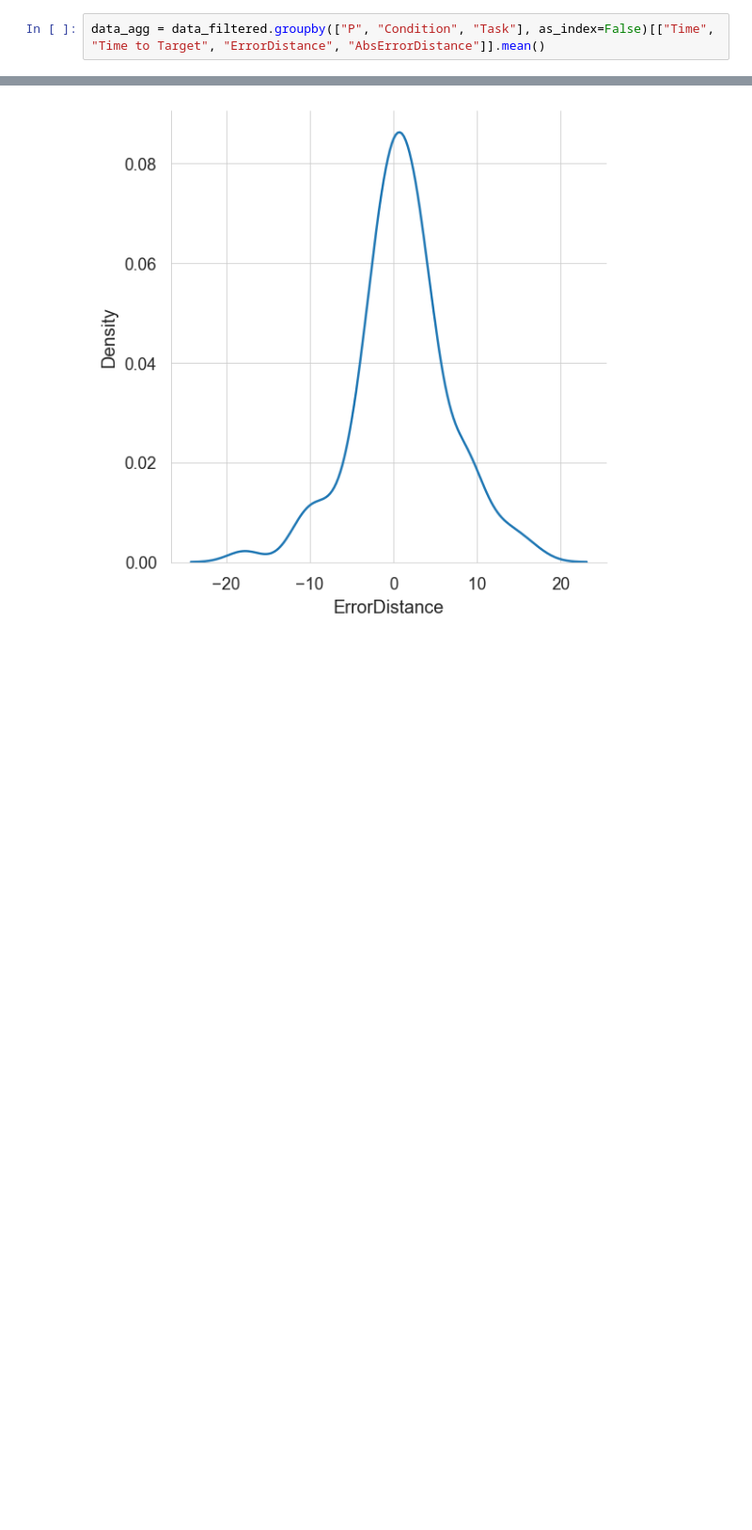
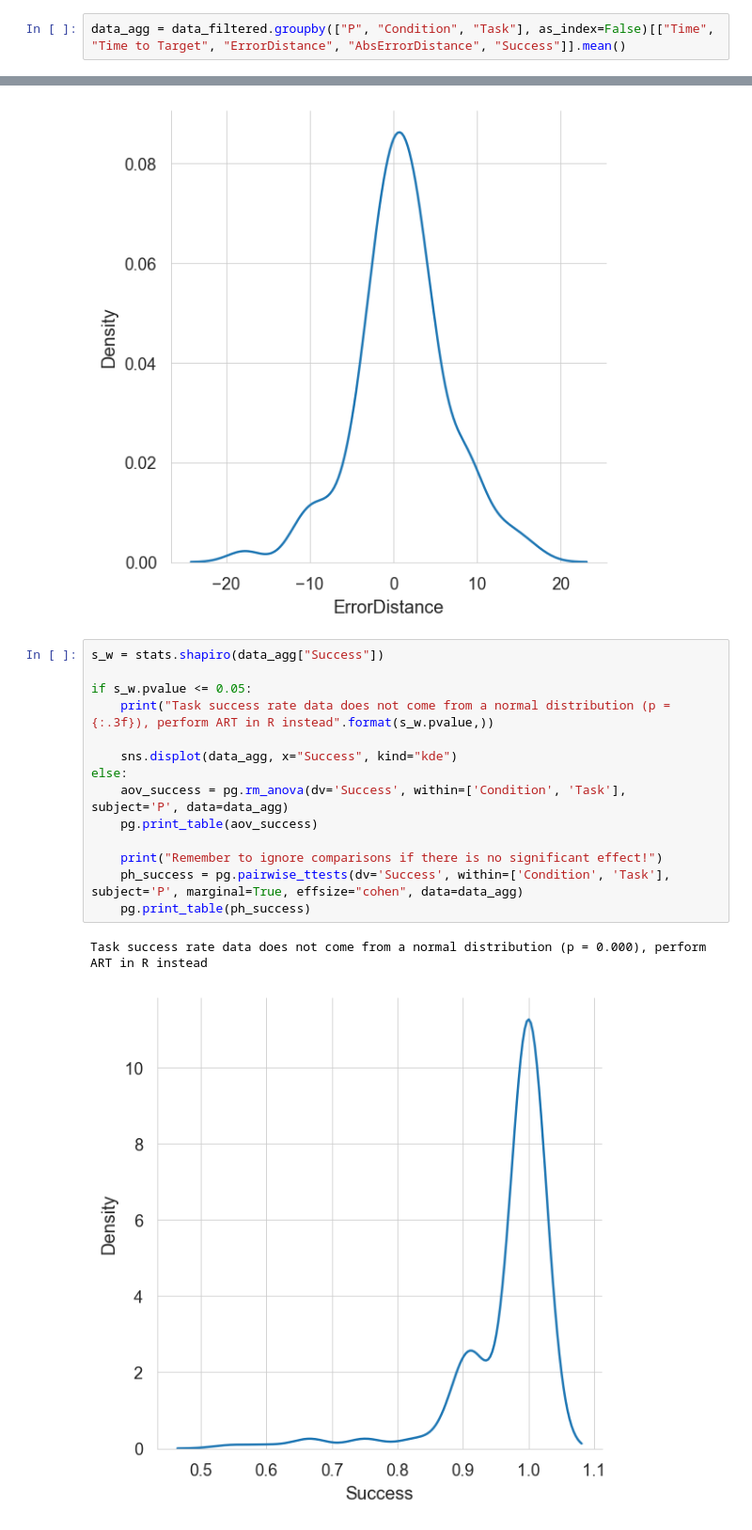
Before and after one commit to KieranWaugh/Push-or-Pinch-Exploring-Slider-Control-Gestures-for-Touchless-User-Interfaces, a Jupyter notebook: Analysis/Analysis.ipynb, the cells around one changed output, grey strips where cells are left out. Shown at 94% size. Cells and saved outputs as stored; diff of their text form; blank space fills up the shorter version.

```diff
--- a/Analysis/Analysis.ipynb
+++ b/Analysis/Analysis.ipynb
@@ -457,7 +465,7 @@ point_plot(data_filtered, "Overshoots", "Condition", 4, 15, "Target Crossings",
 
 ## Aggregate across repeated measures
 # %%
-data_agg = data_filtered.groupby(["P", "Condition", "Task"], as_index=False)[["Time", "Time to Target", "ErrorDistance", "AbsErrorDistance"]].mean()
+data_agg = data_filtered.groupby(["P", "Condition", "Task"], as_index=False)[["Time", "Time to Target", "ErrorDistance", "AbsErrorDistance", "Success"]].mean()
 # %% [markdown]
 ## Task time
 # %%
@@ -517,3 +525,20 @@ else:
 # %% [output]
 Error distance data does not come from a normal distribution (p = 0.000), perform ART in R instead
 [figure]
+# %%
+s_w = stats.shapiro(data_agg["Success"])
+
+if s_w.pvalue <= 0.05:
+    print("Task success rate data does not come from a normal distribution (p = {:.3f}), perform ART in R instead".format(s_w.pvalue,))
+
+    sns.displot(data_agg, x="Success", kind="kde")
+else:
+    aov_success = pg.rm_anova(dv='Success', within=['Condition', 'Task'], subject='P', data=data_agg)
+    pg.print_table(aov_success)
+
+    print("Remember to ignore comparisons if there is no significant effect!")
+    ph_success = pg.pairwise_ttests(dv='Success', within=['Condition', 'Task'], subject='P', marginal=True, effsize="cohen", data=data_agg)
+    pg.print_table(ph_success)
+# %% [output]
+Task success rate data does not come from a normal distribution (p = 0.000), perform ART in R instead
+[figure, added]
```
Also changed, not shown: parts of 5 cells of this notebook, 16 other files.
